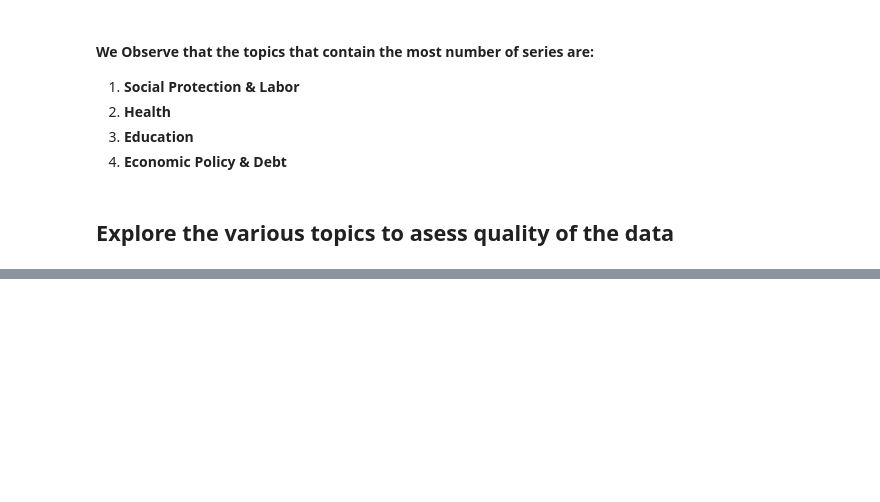
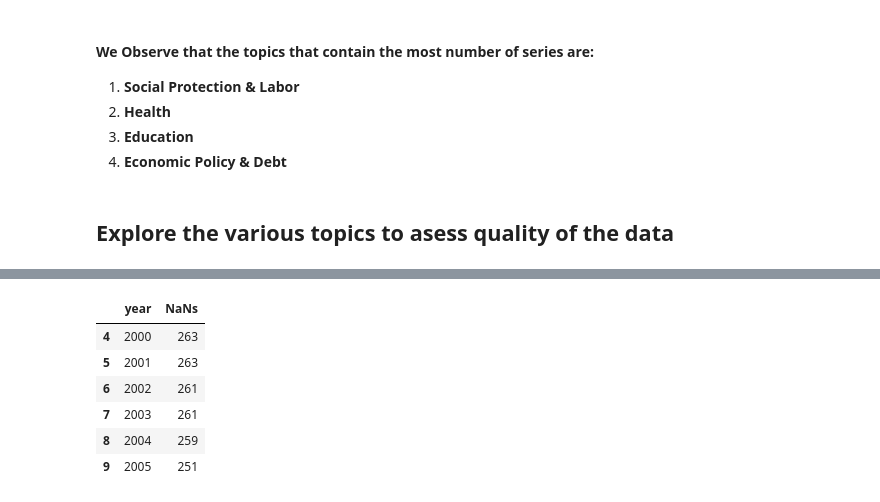
Before and after one commit to rjlopez2/ADS-_CAS_Bern_2020, a Jupyter notebook: Projects/M3/scrap_wikipedia_revo_list.ipynb, the cells around one changed output, grey strips where cells are left out. Drawn from its saved outputs; the diff is of its cells as text; code cells hidden in the pictures; blank space fills up the shorter version.

```diff
--- a/Projects/M3/scrap_wikipedia_revo_list.ipynb
+++ b/Projects/M3/scrap_wikipedia_revo_list.ipynb
@@ -301,0 +279,15 @@ raw_percentage_db_catalog[raw_percentage_db_catalog['Topic'] == "Social Protecti
+# %%
+# Count the number of NaNs in a given series df
+# Indicator_Code =
+# wer_indicator
+years = pd.DataFrame(wer_indicator.isnull().sum()).reset_index()[4:]
+years.columns = ("year", "NaNs")
+years.head(6)
+# %% [output]
+|  | year | NaNs |
+| 4 | 2000 | 263 |
+| 5 | 2001 | 263 |
+| 6 | 2002 | 261 |
+| 7 | 2003 | 261 |
+| 8 | 2004 | 259 |
+| 9 | 2005 | 251 |
```
Also changed, not shown: parts of 6 cells of this notebook.
